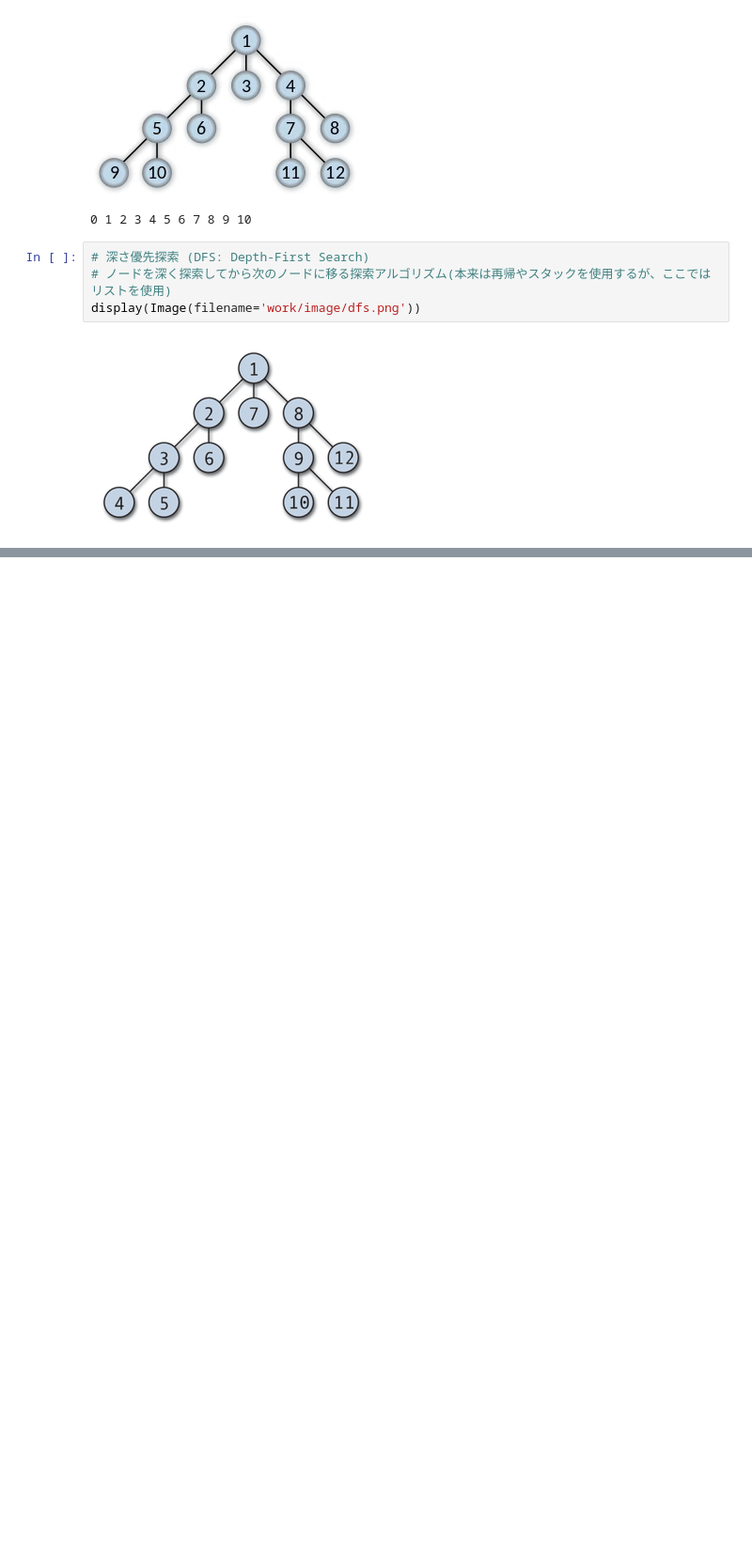
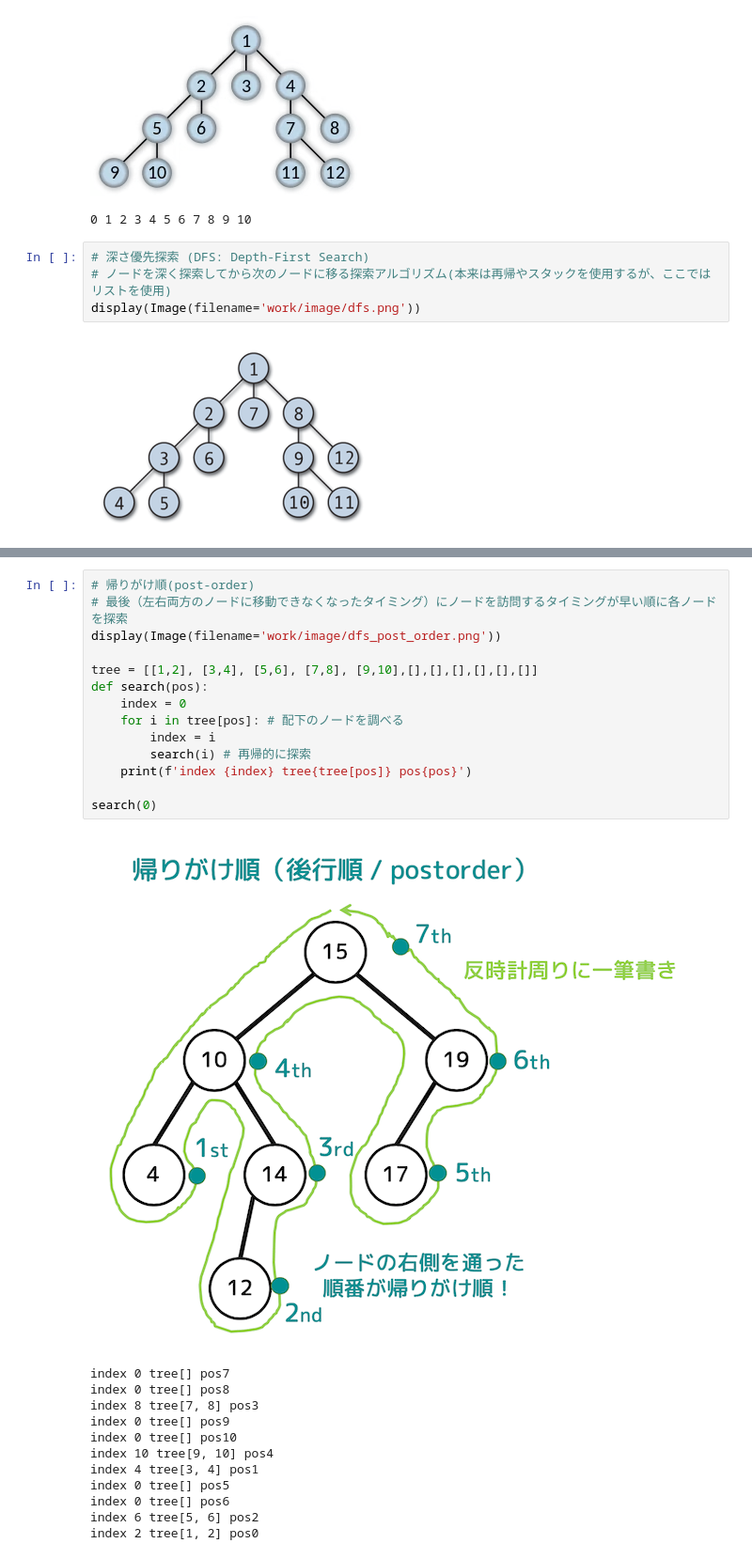
Before and after one commit to gon-papa/algorithm-basic, a Jupyter notebook: work/algorithum_basic/4.3/tree_structure.ipynb, the cells around one changed output, grey strips where cells are left out. Shown: that part at 94% size. Saved outputs shown, nothing was run; the diff lists cells and outputs as text; blank space fills up the shorter version.

```diff
--- a/work/algorithum_basic/4.3/tree_structure.ipynb
+++ b/work/algorithum_basic/4.3/tree_structure.ipynb
@@ -27,0 +79,27 @@ display(Image(filename='work/image/dfs_pre_order.png'))
+# %%
+# 帰りがけ順(post-order)
+# 最後（左右両方のノードに移動できなくなったタイミング）にノードを訪問するタイミングが早い順に各ノードを探索
+display(Image(filename='work/image/dfs_post_order.png'))
+
+tree = [[1,2], [3,4], [5,6], [7,8], [9,10],[],[],[],[],[],[]]
+def search(pos):
+    index = 0
+    for i in tree[pos]: # 配下のノードを調べる
+        index = i
+        search(i) # 再帰的に探索
+    print(f'index {index} tree{tree[pos]} pos{pos}')
+
+search(0)
+# %% [output]
+[figure, added]
+index 0 tree[] pos7
+index 0 tree[] pos8
+index 8 tree[7, 8] pos3
+index 0 tree[] pos9
+index 0 tree[] pos10
+index 10 tree[9, 10] pos4
+index 4 tree[3, 4] pos1
+index 0 tree[] pos5
+index 0 tree[] pos6
+index 6 tree[5, 6] pos2
+index 2 tree[1, 2] pos0
```
Also changed, not shown: parts of 3 cells of this notebook, 3 other files.
